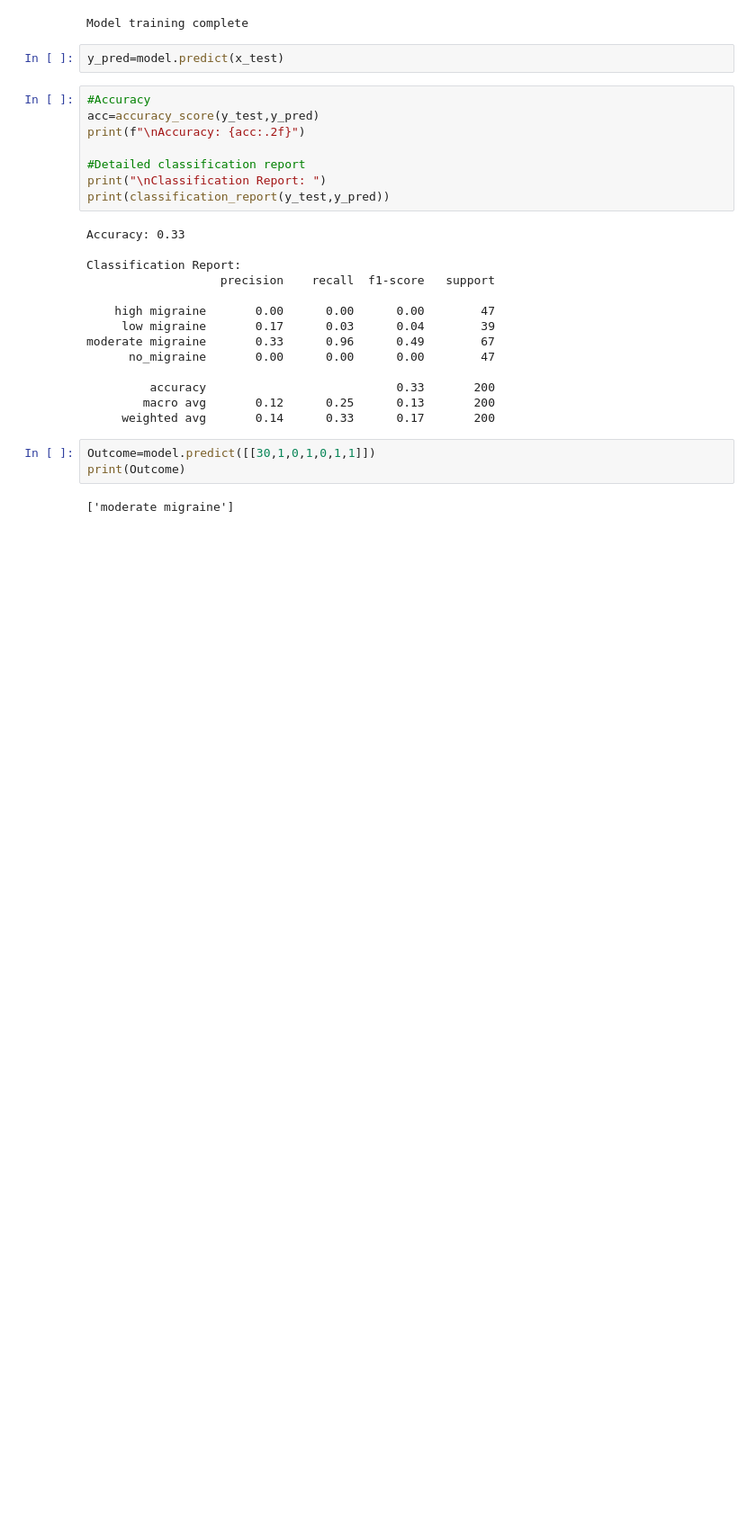
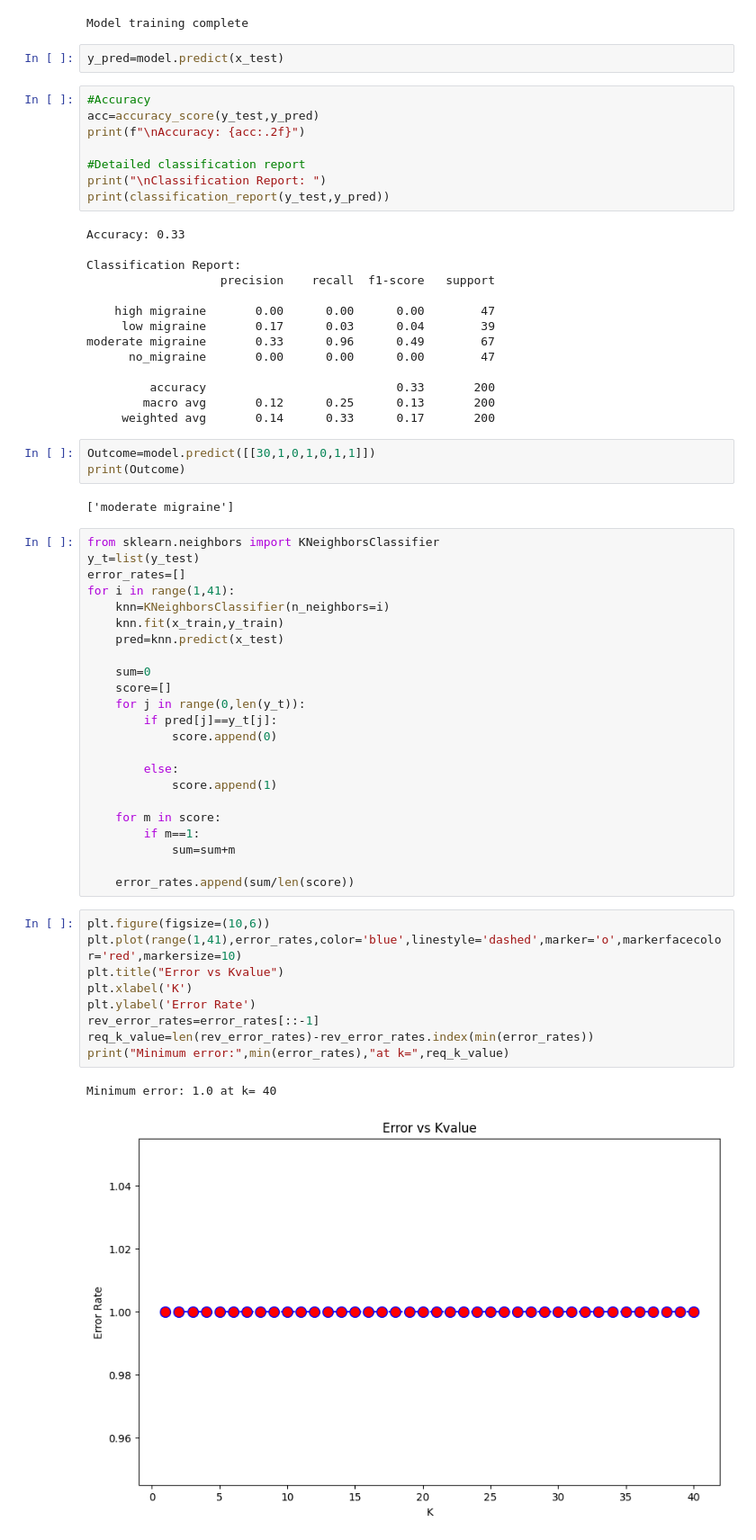
Before and after one commit to Satkriti889/python, a Jupyter notebook: day 19/migraine.ipynb, the cells around one changed output. Shown: that part at 90% size. Saved outputs shown, nothing was run; the diff lists cells and outputs as text; blank space fills up the shorter version.

```diff
--- a/day 19/migraine.ipynb
+++ b/day 19/migraine.ipynb
@@ -105,3 +105,38 @@ Outcome=model.predict([[30,1,0,1,0,1,1]])
 print(Outcome)
 # %% [output]
 ['moderate migraine']
+# %%
+from sklearn.neighbors import KNeighborsClassifier
+y_t=list(y_test)
+error_rates=[]
+for i in range(1,41):
+    knn=KNeighborsClassifier(n_neighbors=i)
+    knn.fit(x_train,y_train)
+    pred=knn.predict(x_test)
+
+    sum=0
+    score=[]
+    for j in range(0,len(y_t)):
+        if pred[j]==y_t[j]:
+            score.append(0)
+
+        else:
+            score.append(1)
+
+    for m in score:
+        if m==1:
+            sum=sum+m
+
+    error_rates.append(sum/len(score))
+# %%
+plt.figure(figsize=(10,6))
+plt.plot(range(1,41),error_rates,color='blue',linestyle='dashed',marker='o',markerfacecolor='red',markersize=10)
+plt.title("Error vs Kvalue")
+plt.xlabel('K')
+plt.ylabel('Error Rate')
+rev_error_rates=error_rates[::-1]
+req_k_value=len(rev_error_rates)-rev_error_rates.index(min(error_rates))
+print("Minimum error:",min(error_rates),"at k=",req_k_value)
+# %% [output]
+Minimum error: 1.0 at k= 40
+[figure, added]
```
